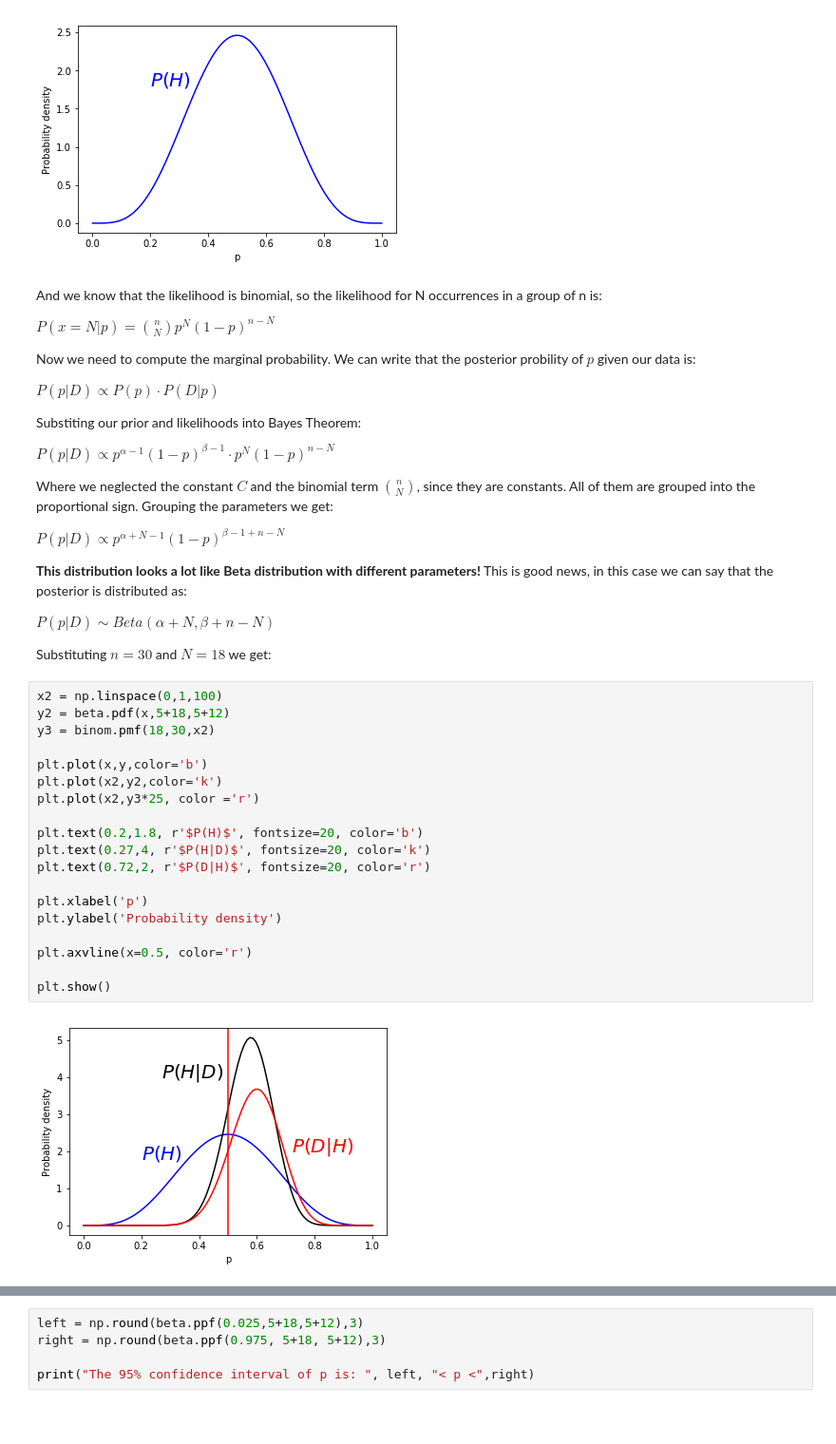
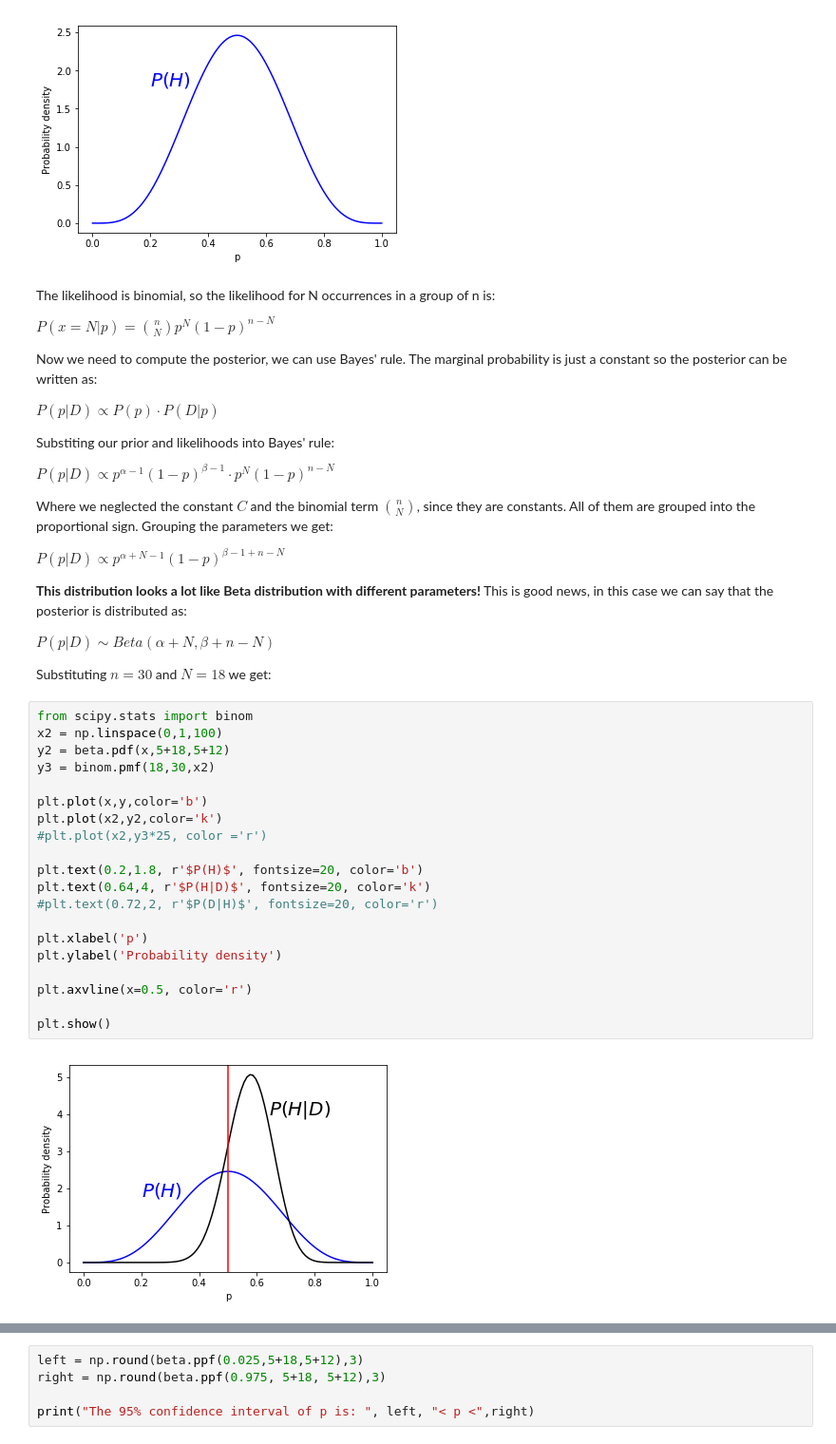
Before and after one commit to antonfadic/DSproject, a Jupyter notebook: part2.ipynb, the cells around one changed output, grey strips where cells are left out. Shown at 95% size. Cells and saved outputs as stored; diff of their text form; blank space fills up the shorter version.

```diff
--- a/part2.ipynb
+++ b/part2.ipynb
@@ -250,15 +144,15 @@ plt.show()
 # %% [output]
 [figure]
 # %% [markdown]
-And we know that the likelihood is binomial, so the likelihood for N occurrences in a group of n is:
+The likelihood is binomial, so the likelihood for N occurrences in a group of n is:
 
 $P(x=N| p) =  \binom{n}{N} {p}^N (1-p)^{n-N}$
 
-Now we need to compute the marginal probability. We can write that the posterior probility of $p$ given our data is:
+Now we need to compute the posterior, we can use Bayes' rule. The marginal probability is just a constant so the posterior can be written as:
 
 $P(p|D) \propto P(p) \cdot P(D|p)$
 
-Substiting our prior and likelihoods into Bayes Theorem:
+Substiting our prior and likelihoods into Bayes' rule:
 
 $P(p|D) \propto p^{\alpha - 1} (1-p)^{\beta - 1} \cdot p^N (1-p)^{n-N} $
 
@@ -272,23 +166,24 @@ $P(p|D) \sim Beta(\alpha + N, \beta + n - N)$
 
 Substituting $n=30$ and $N=18$ we get:
 # %%
+from scipy.stats import binom
 x2 = np.linspace(0,1,100)
 y2 = beta.pdf(x,5+18,5+12)
 y3 = binom.pmf(18,30,x2)
 
 plt.plot(x,y,color='b')
 plt.plot(x2,y2,color='k')
-plt.plot(x2,y3*25, color ='r')
+#plt.plot(x2,y3*25, color ='r')
 
 plt.text(0.2,1.8, r'$P(H)$', fontsize=20, color='b')
-plt.text(0.27,4, r'$P(H|D)$', fontsize=20, color='k')
-plt.text(0.72,2, r'$P(D|H)$', fontsize=20, color='r')
+plt.text(0.64,4, r'$P(H|D)$', fontsize=20, color='k')
+#plt.text(0.72,2, r'$P(D|H)$', fontsize=20, color='r')
 
 plt.xlabel('p')
 plt.ylabel('Probability density')
 
 plt.axvline(x=0.5, color='r')
 
 plt.show()
 # %% [output]
-[figure, old version]
+[figure, new version]
```
Also changed, not shown: parts of 14 cells of this notebook, 1 other file.
